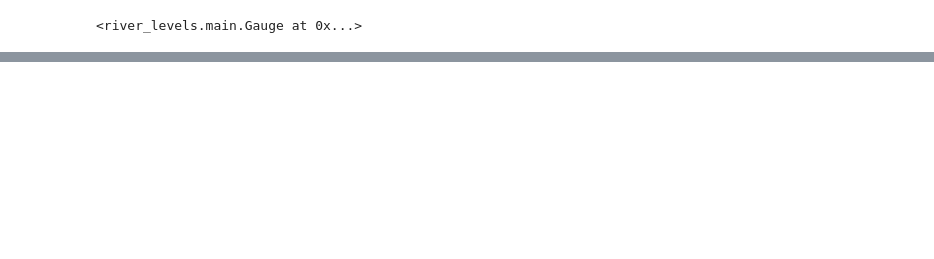
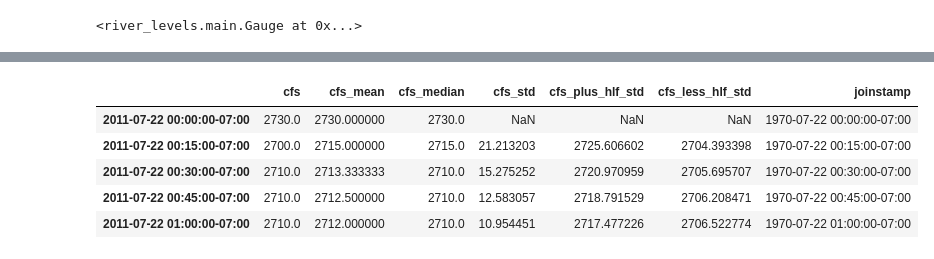
Before and after one commit to whitewater-gis/river-levels, a Jupyter notebook: notebooks/datetime-proto.ipynb, the cells around one changed output, grey strips where cells are left out. Saved outputs shown, nothing was run; the diff lists cells and outputs as text; code cells hidden in the pictures; blank space fills up the shorter version.

```diff
--- a/notebooks/datetime-proto.ipynb
+++ b/notebooks/datetime-proto.ipynb
@@ -56,7 +39,7 @@ GIS @ https://knu2xs.maps.arcgis.com version:9.2
 # %%
 from river_levels import Gauge
 # %%
-gauge = Gauge('01646500', 'usgs')
+gauge = Gauge('14226500', 'usgs')  # queets
 
 gauge
 # %% [output]
@@ -168,0 +47,6 @@ dt.timetuple().tm_yday
+# %%
+obs = gauge.get_observations(period='year', period_count=10)
+
+# obs.index = [val.astimezone(pytz.timezone('US/Pacific')) for val in obs.index]
+
+obs.iloc[100:105]
@@ -168,0 +89,12 @@ dt.timetuple().tm_yday
+# %%
+obs_nrml = obs_join[~((obs_join.index.month == 2) & (obs_join.index.day == 29))].copy()
+obs_nrml['joinstamp'] = [val.replace(year=1970) for val in obs_nrml.index]
+
+obs_nrml.head()
+# %% [output]
+|  | cfs | cfs_mean | cfs_median | cfs_std | cfs_plus_hlf_std | cfs_less_hlf_std | joinstamp |
+| 2011-07-22 00:00:00-07:00 | 2730.0 | 2730.000000 | 2730.0 | NaN | NaN | NaN | 1970-07-22 00:00:00-07:00 |
+| 2011-07-22 00:15:00-07:00 | 2700.0 | 2715.000000 | 2715.0 | 21.213203 | 2725.606602 | 2704.393398 | 1970-07-22 00:15:00-07:00 |
+| 2011-07-22 00:30:00-07:00 | 2710.0 | 2713.333333 | 2710.0 | 15.275252 | 2720.970959 | 2705.695707 | 1970-07-22 00:30:00-07:00 |
+| 2011-07-22 00:45:00-07:00 | 2710.0 | 2712.500000 | 2710.0 | 12.583057 | 2718.791529 | 2706.208471 | 1970-07-22 00:45:00-07:00 |
+| 2011-07-22 01:00:00-07:00 | 2710.0 | 2712.000000 | 2710.0 | 10.954451 | 2717.477226 | 2706.522774 | 1970-07-22 01:00:00-07:00 |
```
Also changed, not shown: parts of 16 cells of this notebook, 3 other files.
